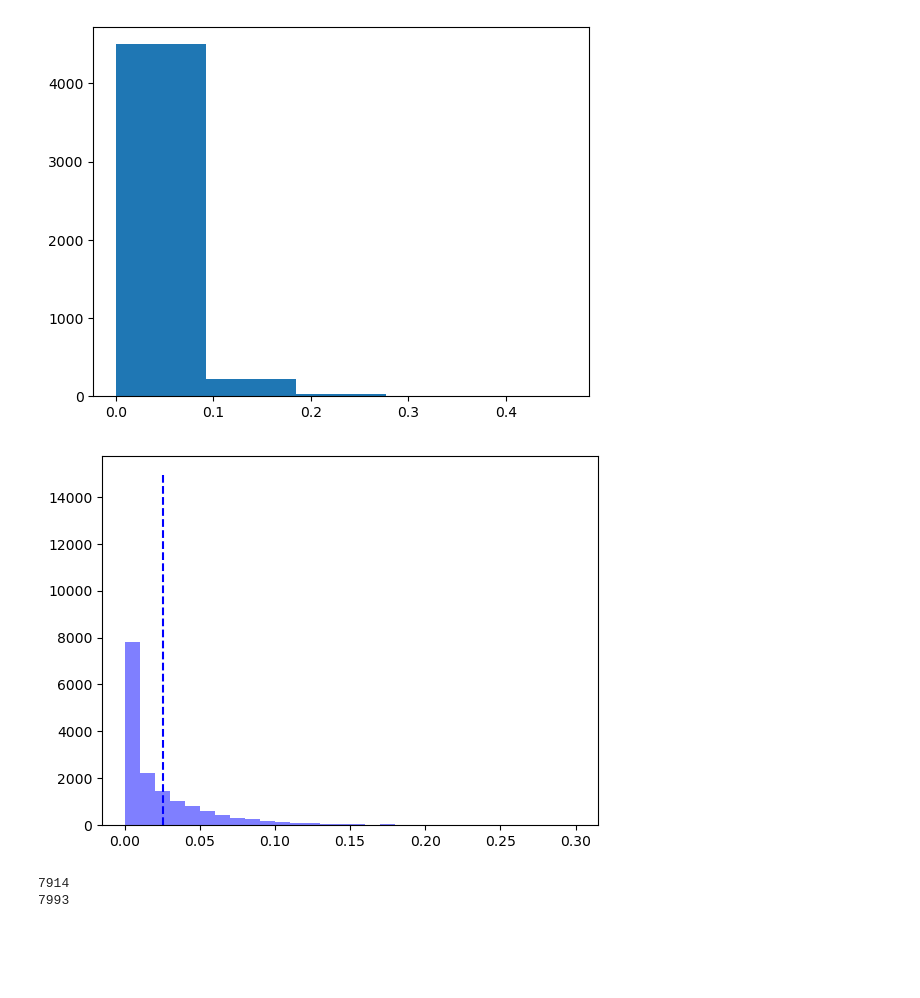
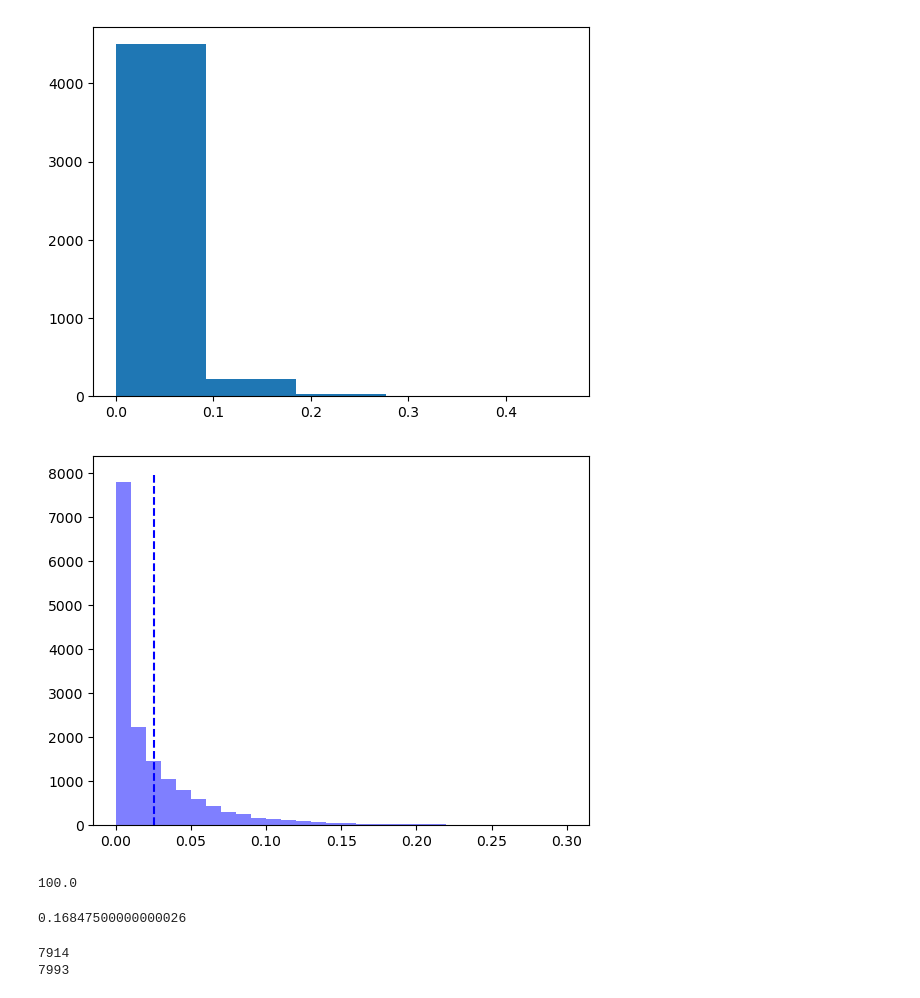
Before and after one commit to TimEngelmann/future-deforestation, a Jupyter notebook: notebooks/data_splitting.ipynb, the cells around one changed output. Cells and saved outputs as stored; diff of their text form; code cells hidden in the pictures; blank space fills up the shorter version.

```diff
--- a/notebooks/data_splitting.ipynb
+++ b/notebooks/data_splitting.ipynb
@@ -395,13 +410,19 @@ plt.show()
 # %%
 all_points = np.vstack([train_data_points, val_data_points, dropped_data_points])
 targets = all_points[:,-1]
-plt.hist(targets, alpha=0.5, bins=np.linspace(0,0.3,31), color='blue')
-plt.vlines(targets.mean(), 0, 15000, color='blue', linestyles='--')
-# plt.hist(predictions, alpha=0.5, bins=np.linspace(0,0.3,16), color='orange')
-# plt.vlines(predictions.mean(), 0, 15000, color='orange', linestyles='--')
+hist_values, hist_bins, container =  plt.hist(targets, alpha=0.5, bins=np.linspace(0,0.3,31), color='blue')
+plt.vlines(targets.mean(), 0, 8000, color='blue', linestyles='--')
 plt.show()
 # %% [output]
-[figure, old version]
+[figure, new version]
+# %%
+np.sum(hist_values)
+# %% [output]
+100.0
+# %%
+np.percentile(train_data_points[:,-1],99)
+# %% [output]
+0.16847500000000026
 # %%
 print(np.count_nonzero(targets > 0.01))
 print(np.count_nonzero(targets <= 0.01))
```
Also changed, not shown: parts of 6 cells of this notebook, 11 other files.
